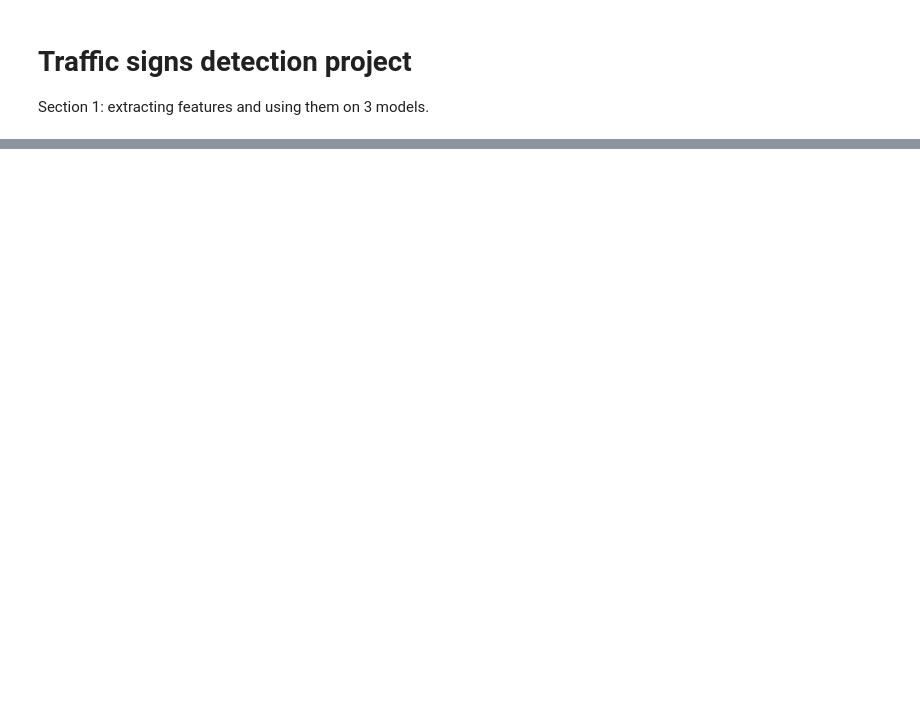
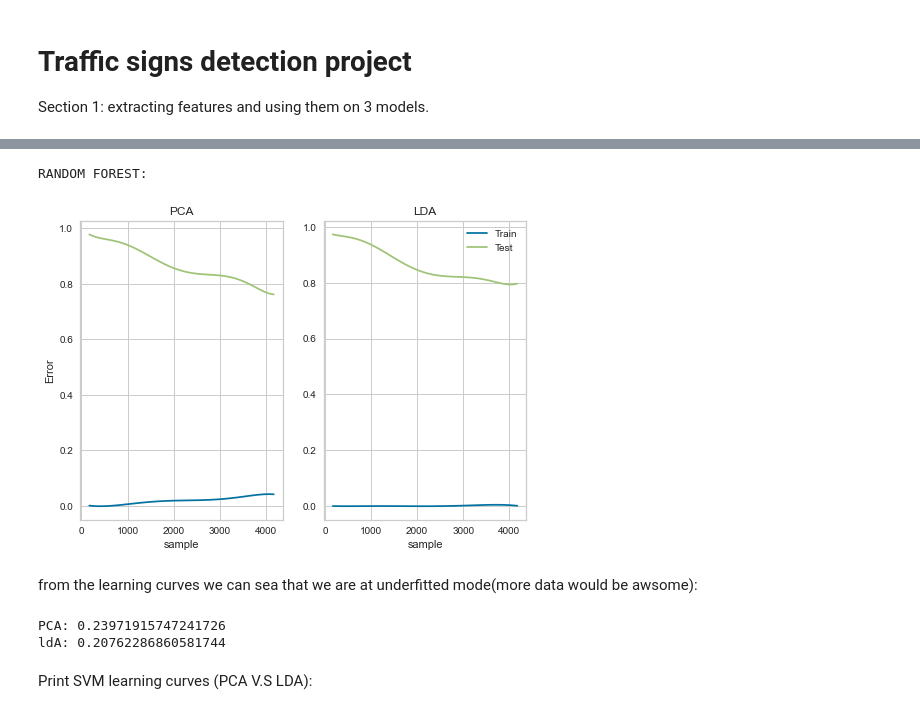
Before and after one commit to bercoHack/Sign-detection, a Jupyter notebook: first.ipynb, the cells around one changed output, grey strips where cells are left out. Saved outputs shown, nothing was run; the diff lists cells and outputs as text; code cells hidden in the pictures; blank space fills up the shorter version.

```diff
--- a/first.ipynb
+++ b/first.ipynb
@@ -493,0 +143,8 @@ plt.show()
+# %%
+pca = PCA(n_components=10)
+pca_train = pca.fit_transform(train)
+pca_test = pca.transform(test)
+
+lda = LinearDiscriminantAnalysis(n_components=7)
+lda_train = lda.fit_transform(train,Train_classes)
+lda_test = lda.transform(test)
@@ -493,0 +175,50 @@ plt.show()
+# %%
+print('RANDOM FOREST:')
+plt.xlabel("Samples")
+plt.ylabel("Error")
+
+x = np.linspace(170, 4170, 40)
+y1 = np.polyfit(x, trainErr_PCA, 6)
+p1 = np.poly1d(y1)
+y2 = np.polyfit(x, testErr_PCA, 6)
+p2 = np.poly1d(y2)
+
+y3 = np.polyfit(x, trainErr_LDA, 6)
+p3 = np.poly1d(y3)
+y4 = np.polyfit(x, testErr_LDA, 6)
+p4 = np.poly1d(y4)
+
+plt.subplot(1, 2, 1)
+plt.plot(x, p1(x), label="Train")
+plt.plot(x, p2(x), label="Test")
+plt.title("PCA")
+plt.xlabel("sample")
+plt.ylabel("Error")
+
+plt.subplot(1, 2, 2) # index 2
+plt.plot(x, p3(x), label="Train")
+plt.plot(x, p4(x), label="Test")
+plt.title("LDA")
+plt.xlabel("sample")
+
+
+plt.legend(loc="best")
+plt.show()
+# %% [output]
+RANDOM FOREST:
+[figure, added]
+# %% [markdown]
+from the learning curves we can sea that we are at underfitted mode(more data would be awsome):
+# %%
+clf1 = RandomForestClassifier(max_depth=10, random_state=0)
+clf1.fit(pca_train, Train_classes)
+print("PCA:" ,clf1.score(pca_test, Test_classes))
+
+clf2 = RandomForestClassifier(max_depth=10, random_state=0)
+clf2.fit(lda_train, Train_classes)
+print("ldA:" ,clf2.score(lda_test, Test_classes))
+# %% [output]
+PCA: 0.23971915747241726
+ldA: 0.20762286860581744
+# %% [markdown]
+Print SVM learning curves (PCA V.S LDA):
```
Also changed, not shown: parts of 34 cells of this notebook, 1 other file.
